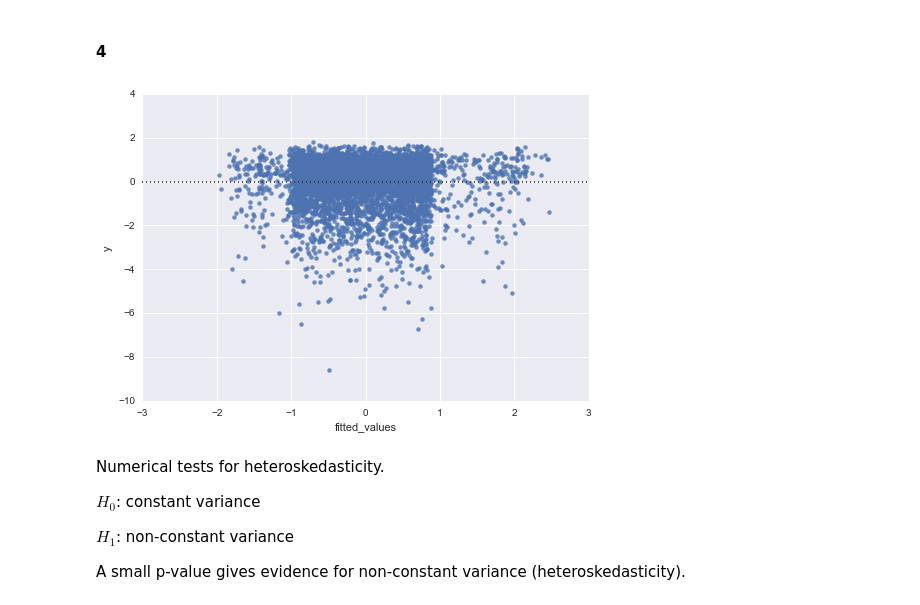
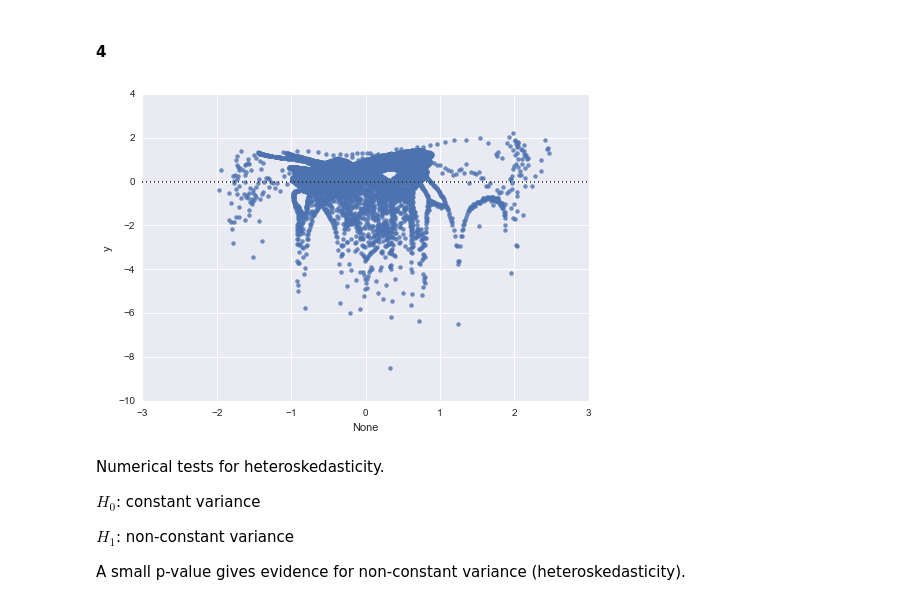
Before and after one commit to carlespoles/DSCI6002-student, a Jupyter notebook: week6/6-4_RegDiag/DSCI6002-6.4-Lab-CarlesPolesMielgo.ipynb, the cells around one changed output. Drawn from its saved outputs; the diff is of its cells as text; code cells hidden in the pictures.

```diff
--- a/week6/6-4_RegDiag/DSCI6002-6.4-Lab-CarlesPolesMielgo.ipynb
+++ b/week6/6-4_RegDiag/DSCI6002-6.4-Lab-CarlesPolesMielgo.ipynb
@@ -178,12 +185,12 @@ The p-value for the Normality test is 7.54e-41, which shows evidence of non-Norm
 # %%
 # Note that we are taking the abs value of y, since some values of y are negative and the log does not exist.
 log_y = np.log(abs(y))
 model_log = sm.OLS(log_y, X)
 results_log = model_log.fit()
 
-sns.residplot('fitted_values', log_y, homer);
+sns.residplot(results.fittedvalues, log_y, homer);
 # %% [output]
-[figure, old version]
+[figure, new version]
 # %% [markdown]
 Numerical tests for heteroskedasticity.
 
```
Also changed, not shown: parts of 33 cells of this notebook.
